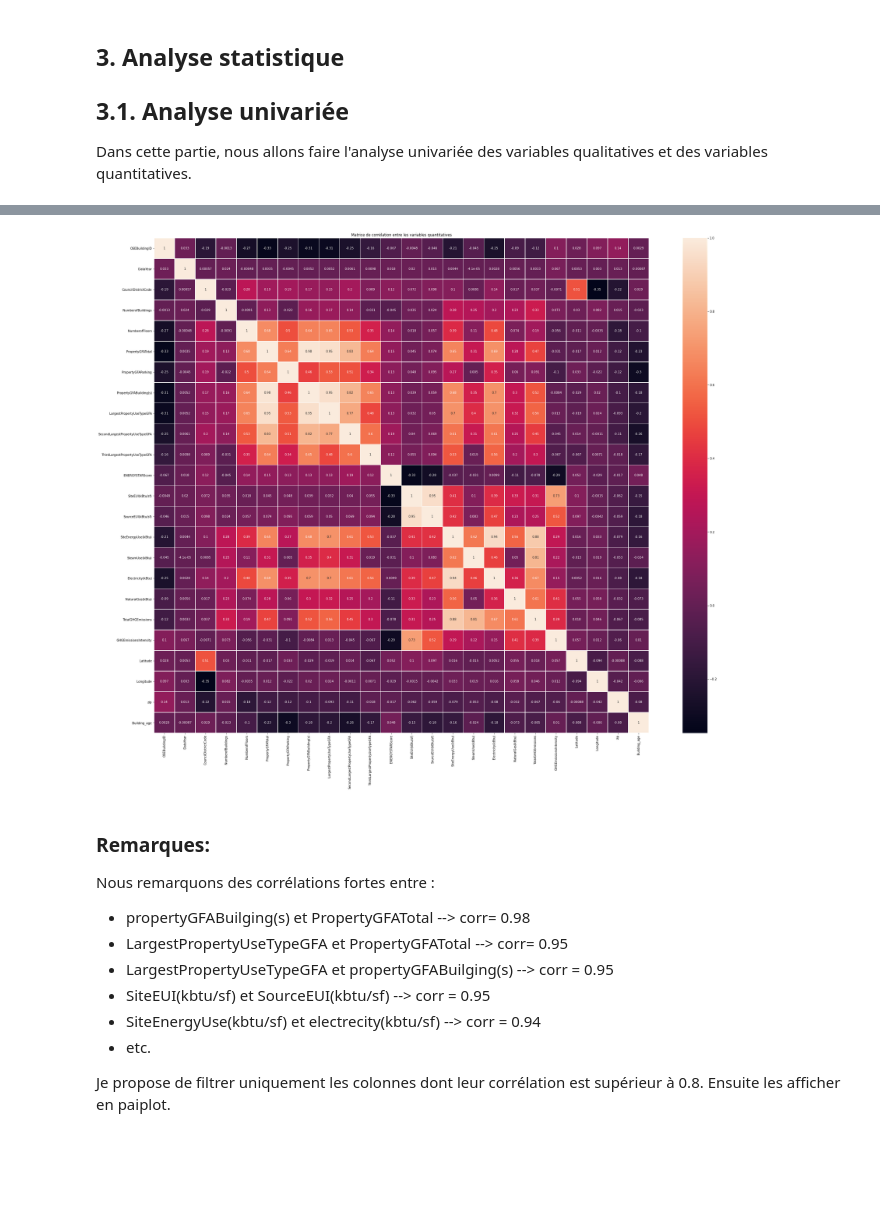
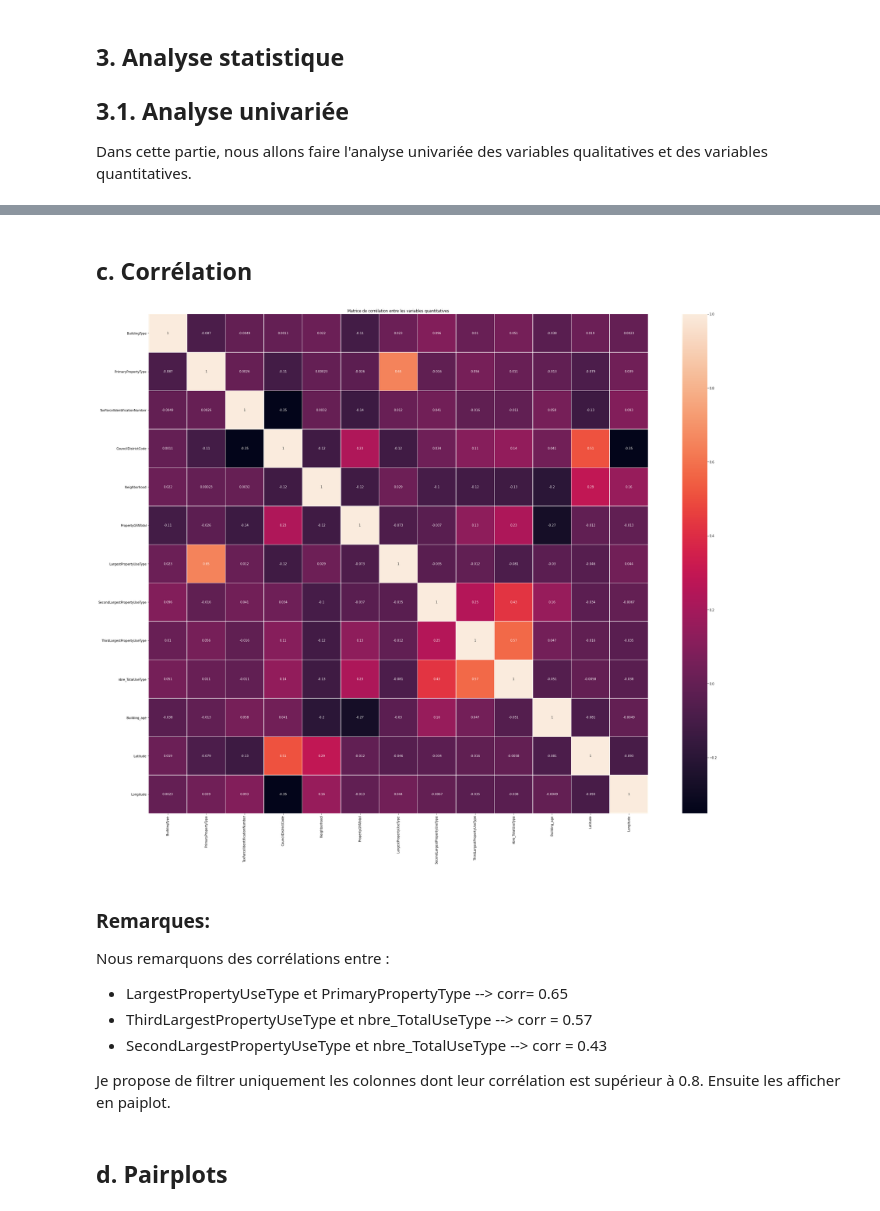
Before and after one commit to Soumaya-kh/seattle-city, a Jupyter notebook: Pélec_01_notebook.ipynb, the cells around one changed output, grey strips where cells are left out. Cells and saved outputs as stored; diff of their text form; code cells hidden in the pictures; blank space fills up the shorter version.

```diff
--- a/Pélec_01_notebook.ipynb
+++ b/Pélec_01_notebook.ipynb
@@ -1095,0 +1443,4 @@ Les propriétés les plus fréquentes dans le dataset sont les entrepôts et les
+# %%
+#Appliquer le dictionnaire de codage
+clean_df = clean_df.replace(cleanup_property_types)
+clean_df.head()
@@ -1095,0 +1454,8 @@ Les propriétés les plus fréquentes dans le dataset sont les entrepôts et les
+# %%
+#codage des autres variables qualitative indépendantes: BuildingType / Neighborhood
+from sklearn.preprocessing import OrdinalEncoder
+
+ord_enc = OrdinalEncoder()
+clean_df['BuildingType'] = ord_enc.fit_transform(clean_df[['BuildingType']])
+clean_df['Neighborhood'] = ord_enc.fit_transform(clean_df[['Neighborhood']])
+clean_df.head()
@@ -1095,0 +1491,10 @@ Les propriétés les plus fréquentes dans le dataset sont les entrepôts et les
+# %%
+vars_to_analyse= ['BuildingType', 'PrimaryPropertyType', 'TaxParcelIdentificationNumber', 'CouncilDistrictCode', \
+                  'Neighborhood', 'NumberofFloors', 'PropertyGFATotal', 'PropertyGFAParking', \
+                  'PropertyGFABuilding(s)', 'LargestPropertyUseType', 'LargestPropertyUseTypeGFA',\
+                  'SecondLargestPropertyUseType', 'SecondLargestPropertyUseTypeGFA','ThirdLargestPropertyUseType',\
+                  'ThirdLargestPropertyUseTypeGFA','nbre_TotalUseType','Building_age','Latitude', 'Longitude']
+# %%
+#creer un dataframe contenant uniquement les variables à analyser
+small_df = clean_df.loc[:, vars_to_analyse]
+small_df.head()
@@ -1096,22 +1508,24 @@ Les propriétés les plus fréquentes dans le dataset sont les entrepôts et les
+# %% [markdown]
+## c. Corrélation <a class="anchor" id="3.c"></a>
 # %%
 # corrélation entre tous les variables quantitatives
-corr_df = clean_data.corr()
+corr_df = small_df.corr()
 plt.figure(figsize=(40, 30))
 sns.heatmap(corr_df, annot=True,square=True,linewidths=.5)
 plt.title("Matrice de corrélation entre les variables quantitatives")
 plt.show()
 # %% [output]
-[figure, old version]
+[figure, new version]
 # %% [markdown]
 ### Remarques:
-Nous remarquons des corrélations fortes entre :
-- propertyGFABuilging(s) et PropertyGFATotal --> corr= 0.98
-- LargestPropertyUseTypeGFA et PropertyGFATotal --> corr= 0.95
-- LargestPropertyUseTypeGFA et propertyGFABuilging(s) --> corr = 0.95
-- SiteEUI(kbtu/sf) et SourceEUI(kbtu/sf) --> corr = 0.95
-- SiteEnergyUse(kbtu/sf) et electrecity(kbtu/sf)  --> corr = 0.94
-- etc.
+
+Nous remarquons des corrélations entre :
+- LargestPropertyUseType et PrimaryPropertyType --> corr= 0.65
+- ThirdLargestPropertyUseType et nbre_TotalUseType --> corr = 0.57
+- SecondLargestPropertyUseType et nbre_TotalUseType --> corr = 0.43
 
 Je propose de filtrer uniquement les colonnes dont leur corrélation est supérieur à 0.8. Ensuite les afficher en paiplot.
+# %% [markdown]
+## d. Pairplots <a class="anchor" id="3.d"></a>
 # %%
 #selectionner les feautures/variables corrélées
```
Also changed, not shown: parts of 157 cells of this notebook.
